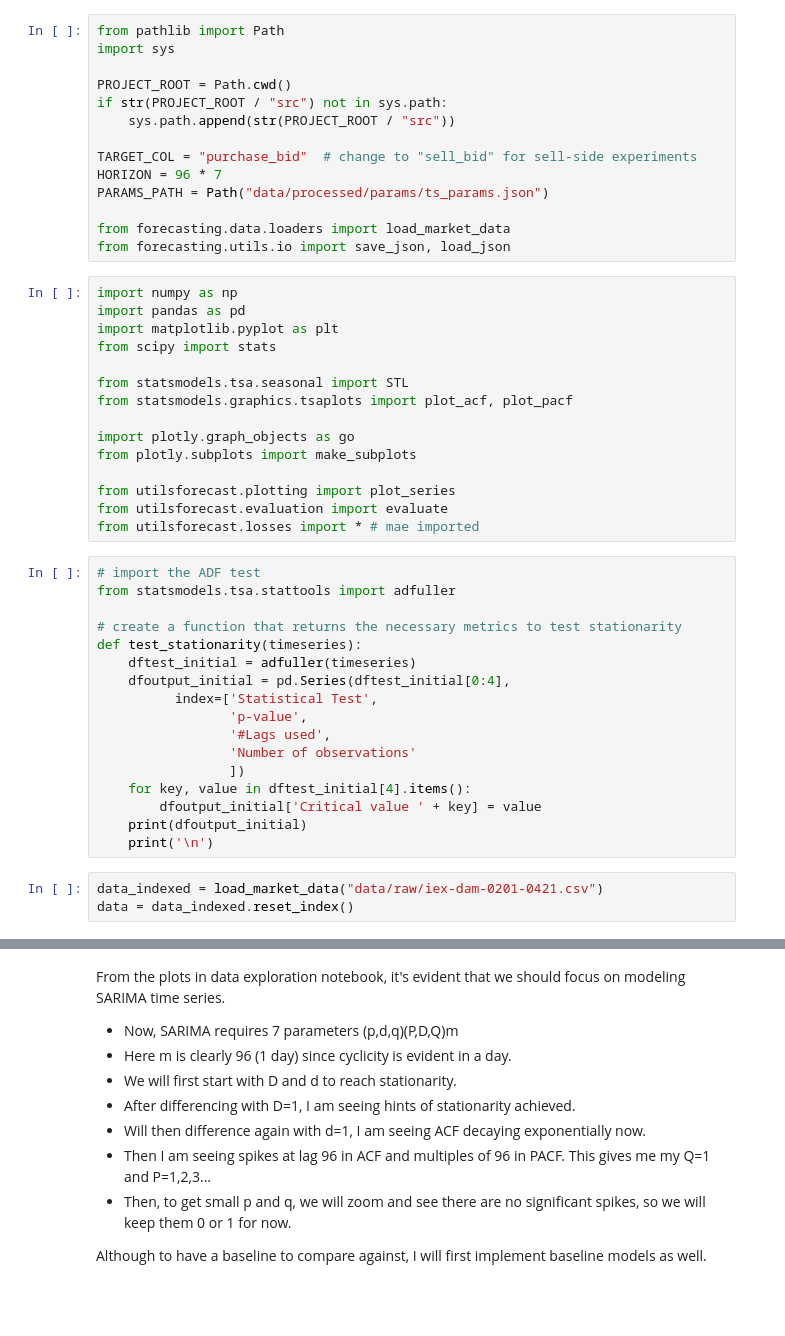
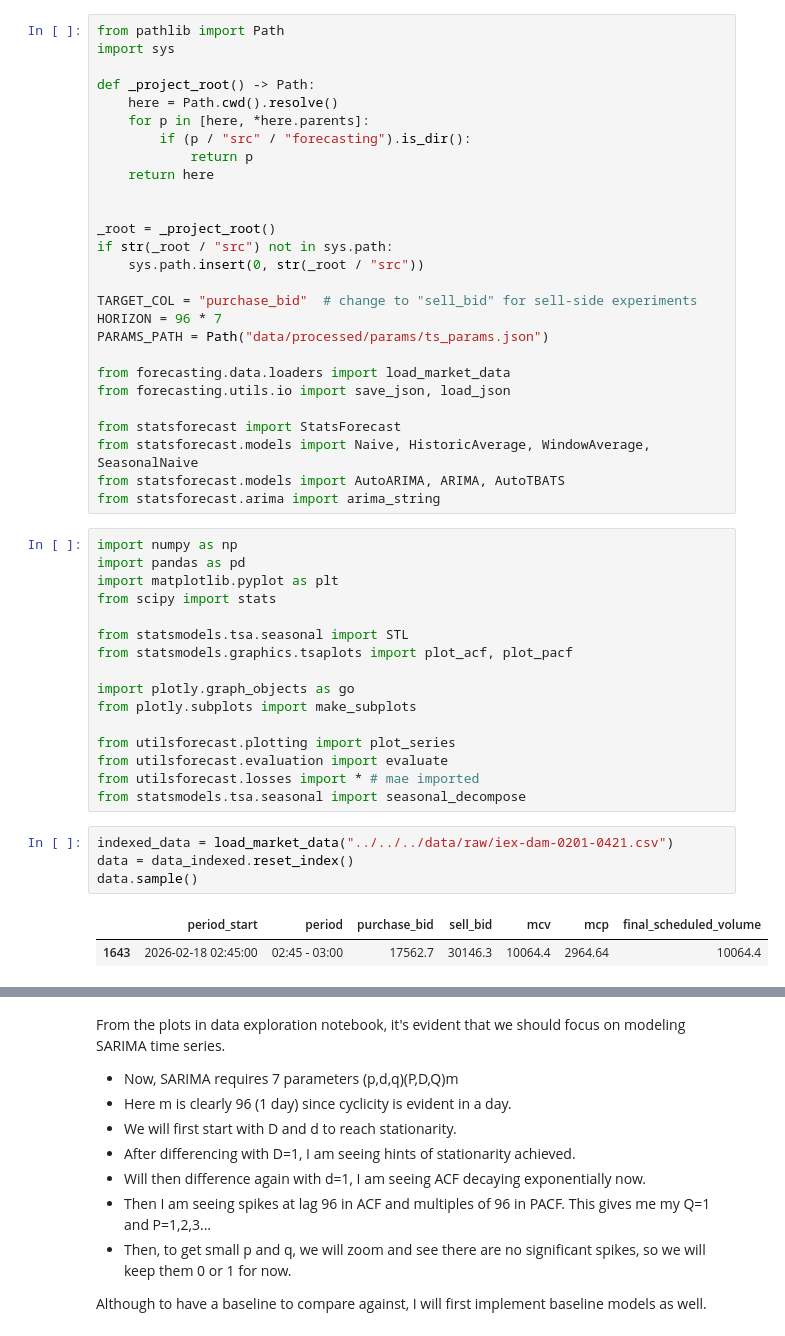
Before and after one commit to dhruvilsangani/EarthSync, a Jupyter notebook: notebooks/03_models/classical_ts/ts_tune.ipynb, the cells around one changed output, grey strips where cells are left out. Drawn from its saved outputs; the diff is of its cells as text; blank space fills up the shorter version.

```diff
--- a/notebooks/03_models/classical_ts/ts_tune.ipynb
+++ b/notebooks/03_models/classical_ts/ts_tune.ipynb
@@ -2,9 +2,17 @@
 from pathlib import Path
 import sys
 
-PROJECT_ROOT = Path.cwd()
-if str(PROJECT_ROOT / "src") not in sys.path:
-    sys.path.append(str(PROJECT_ROOT / "src"))
+def _project_root() -> Path:
+    here = Path.cwd().resolve()
+    for p in [here, *here.parents]:
+        if (p / "src" / "forecasting").is_dir():
+            return p
+    return here
+
+
+_root = _project_root()
+if str(_root / "src") not in sys.path:
+    sys.path.insert(0, str(_root / "src"))
 
 TARGET_COL = "purchase_bid"  # change to "sell_bid" for sell-side experiments
 HORIZON = 96 * 7
@@ -12,6 +20,11 @@ PARAMS_PATH = Path("data/processed/params/ts_params.json")
 
 from forecasting.data.loaders import load_market_data
 from forecasting.utils.io import save_json, load_json
+
+from statsforecast import StatsForecast
+from statsforecast.models import Naive, HistoricAverage, WindowAverage, SeasonalNaive
+from statsforecast.models import AutoARIMA, ARIMA, AutoTBATS
+from statsforecast.arima import arima_string
 # %%
 import numpy as np
 import pandas as pd
@@ -27,23 +40,11 @@ from plotly.subplots import make_subplots
 from utilsforecast.plotting import plot_series
 from utilsforecast.evaluation import evaluate
 from utilsforecast.losses import * # mae imported
+from statsmodels.tsa.seasonal import seasonal_decompose
-# %%
-# import the ADF test
-from statsmodels.tsa.stattools import adfuller
-
-# create a function that returns the necessary metrics to test stationarity
-def test_stationarity(timeseries):
-    dftest_initial = adfuller(timeseries)
-    dfoutput_initial = pd.Series(dftest_initial[0:4],
-          index=['Statistical Test',
-                 'p-value',
-                 '#Lags used',
-                 'Number of observations'
-                 ])
-    for key, value in dftest_initial[4].items():
-        dfoutput_initial['Critical value ' + key] = value
-    print(dfoutput_initial)
-    print('\n')
-# %%
-data_indexed = load_market_data("data/raw/iex-dam-0201-0421.csv")
-data = data_indexed.reset_index()
+# %%
+indexed_data = load_market_data("../../../data/raw/iex-dam-0201-0421.csv")
+data = data_indexed.reset_index()
+data.sample()
+# %% [output]
+|  | period_start | period | purchase_bid | sell_bid | mcv | mcp | final_scheduled_volume |
+| 1643 | 2026-02-18 02:45:00 | 02:45 - 03:00 | 17562.7 | 30146.3 | 10064.4 | 2964.64 | 10064.4 |
```
Also changed, not shown: parts of 16 cells of this notebook, 18 other files.
